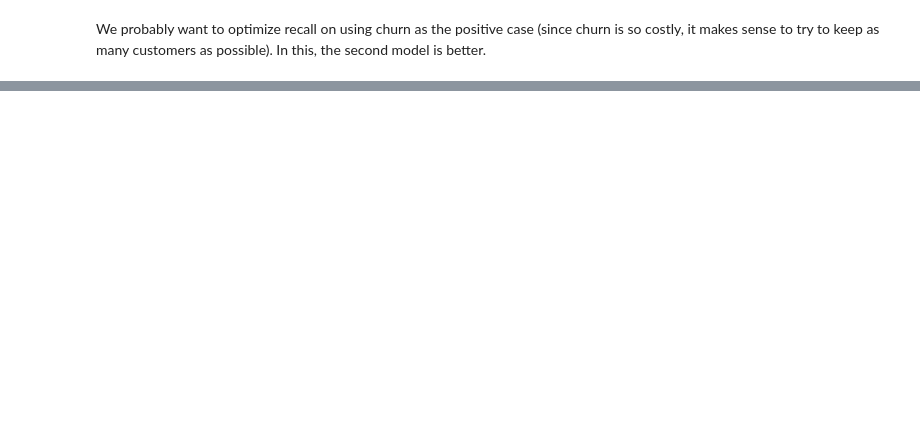
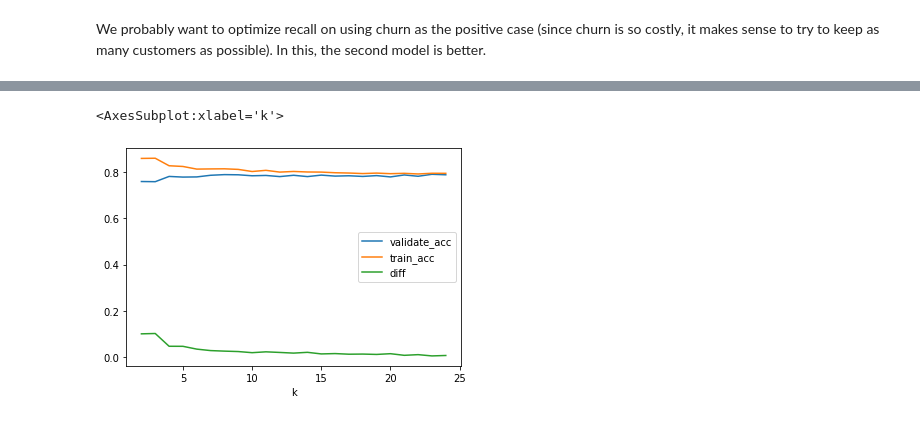
Before and after one commit to stephenfitzsimon/classification-exercises, a Jupyter notebook: model.ipynb, the cells around one changed output, grey strips where cells are left out. Saved outputs shown, nothing was run; the diff lists cells and outputs as text; code cells hidden in the pictures; blank space fills up the shorter version.

```diff
--- a/model.ipynb
+++ b/model.ipynb
@@ -1184,0 +1297,3 @@ What are the differences in the evaluation metrics? Which performs better on you
+# %%
+train_telco_df = pd.DataFrame(outputs)
+train_telco_df
@@ -1184,0 +1323,17 @@ What are the differences in the evaluation metrics? Which performs better on you
+# %%
+outputs = []
+for k in range(2, max_neighbors):
+    knn = KNeighborsClassifier(n_neighbors = k)
+    knn = knn.fit(X_train, y_train)
+    y_pred = knn.predict(X_validate)
+    metrics_dict = metrics.classification_report(y_validate, y_pred, output_dict=True)
+    output= {
+        'k': k,
+        'accuracy': knn.score(X_validate, y_validate),
+        'recall': metrics_dict['1']['recall'],
+        'precision':metrics_dict['1']['precision']
+    }
+    outputs.append(output)
+# %%
+telco_val_df = pd.DataFrame(outputs)
+telco_val_df
@@ -1184,0 +1358,8 @@ What are the differences in the evaluation metrics? Which performs better on you
+# %%
+#use accuracy as a metric
+model_compare = pd.DataFrame()
+model_compare['k'] = telco_val_df['k']
+model_compare['validate_acc'] = telco_val_df['accuracy']
+model_compare['train_acc'] = train_telco_df['accuracy']
+model_compare['diff'] = abs(model_compare['validate_acc'] - model_compare['train_acc'])
+model_compare
@@ -1184,0 +1384,5 @@ What are the differences in the evaluation metrics? Which performs better on you
+# %%
+model_compare.plot(x='k')
+# %% [output]
+<AxesSubplot:xlabel='k'>
+[figure, added]
```
Also changed, not shown: parts of 214 cells of this notebook, 1 other file.
